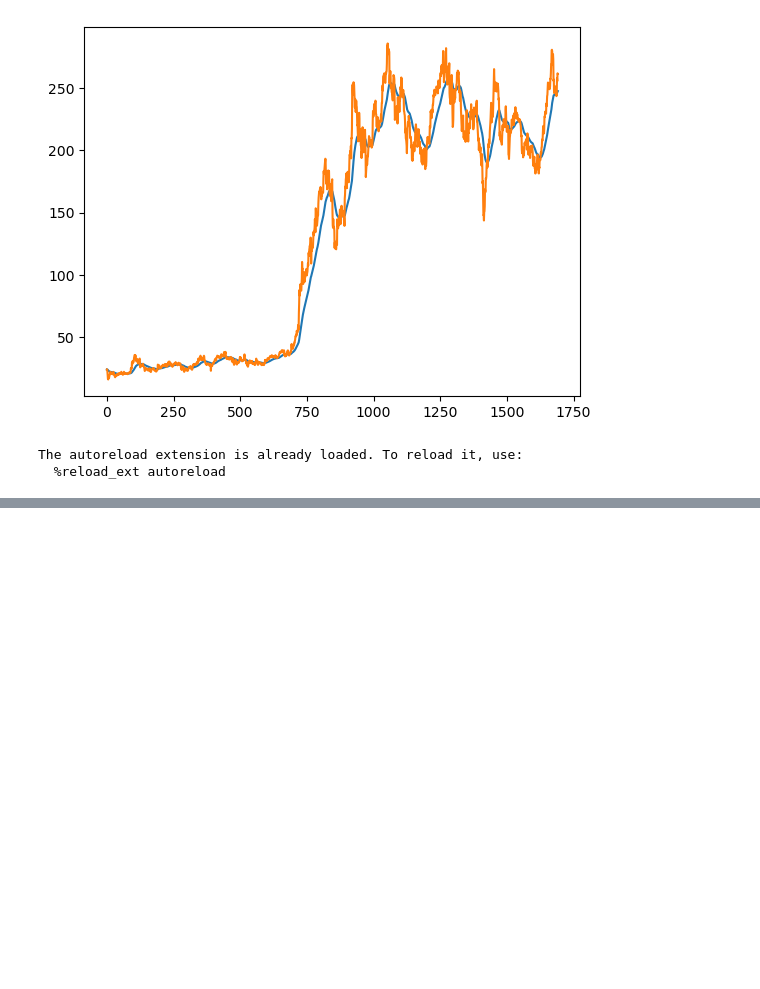
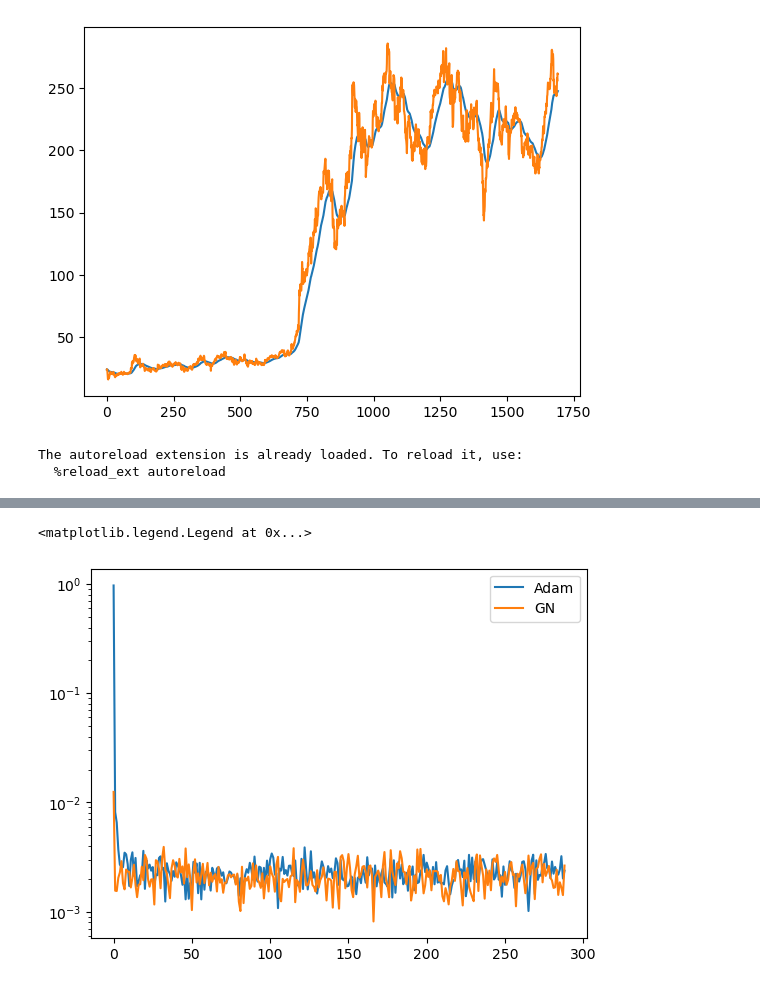
Before and after one commit to gravlaks/Convex_project, a Jupyter notebook: src/tesla.ipynb, the cells around one changed output, grey strips where cells are left out. Drawn from its saved outputs; the diff is of its cells as text; code cells hidden in the pictures; blank space fills up the shorter version.

```diff
--- a/src/tesla.ipynb
+++ b/src/tesla.ipynb
@@ -269,0 +264,8 @@ tensor([-1.1984, -1.2119, -1.2229,  ...,  0.8904,  0.8413,  0.8927],
+# %%
+idx = np.round(np.linspace(0, len(losses_adam) - 1, len(losses_gn))).astype(int)
+plt.semilogy(np.array(losses_adam)[idx], label="Adam")
+plt.semilogy(losses_gn, label="GN")
+plt.legend()
+# %% [output]
+<matplotlib.legend.Legend at 0x...>
+[figure, added]
```
Also changed, not shown: parts of 7 cells of this notebook, 2 other files.
